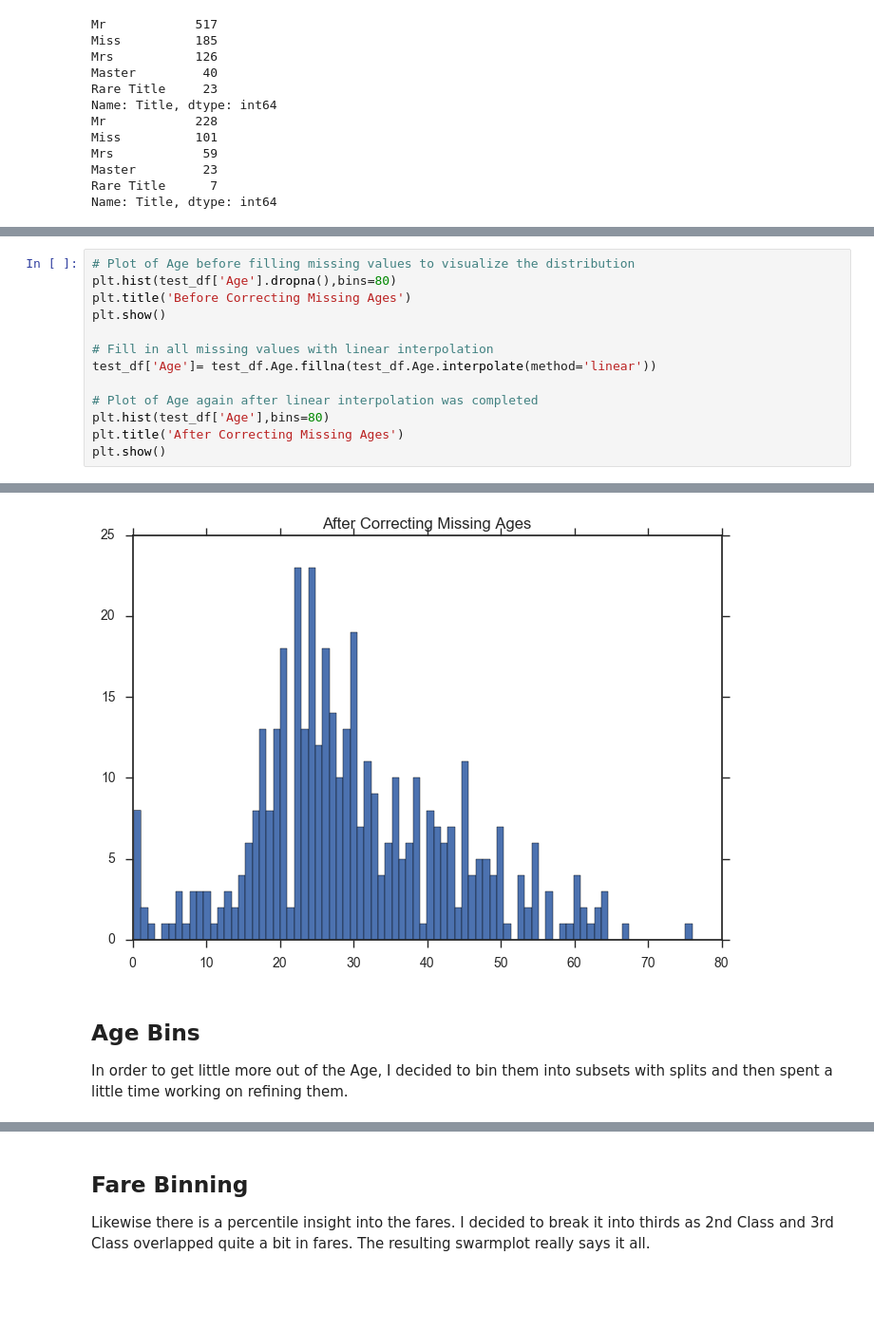
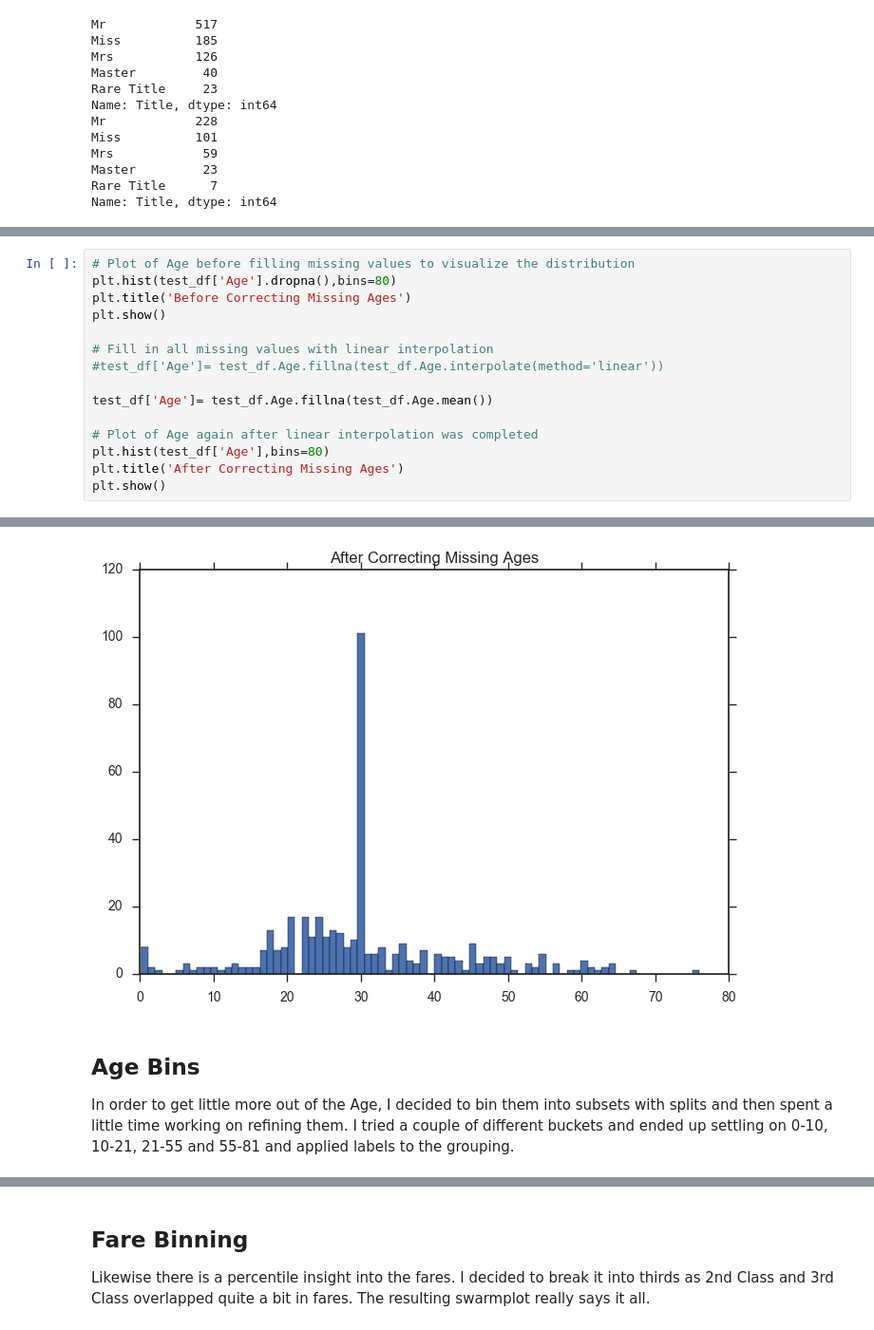
Before and after one commit to kefortney/Kaggle---Titanic-Maritime-Machine-Learning, a Jupyter notebook: notebook.ipynb, the cells around one changed output, grey strips where cells are left out. Shown at 95% size. Saved outputs shown, nothing was run; the diff lists cells and outputs as text; blank space fills up the shorter version.

```diff
--- a/notebook.ipynb
+++ b/notebook.ipynb
@@ -332,23 +381,25 @@ plt.show()
 # %%
 # Plot of Age before filling missing values to visualize the distribution
 plt.hist(test_df['Age'].dropna(),bins=80)
 plt.title('Before Correcting Missing Ages')
 plt.show()
 
 # Fill in all missing values with linear interpolation
-test_df['Age']= test_df.Age.fillna(test_df.Age.interpolate(method='linear'))
+#test_df['Age']= test_df.Age.fillna(test_df.Age.interpolate(method='linear'))
+
+test_df['Age']= test_df.Age.fillna(test_df.Age.mean())
 
 # Plot of Age again after linear interpolation was completed
 plt.hist(test_df['Age'],bins=80)
 plt.title('After Correcting Missing Ages')
 plt.show()
 # %% [output]
 [figure]
-[figure, old version]
+[figure, new version]
 # %% [markdown]
 Age Bins
 ---------------------------
-In order to get  little more out of the Age, I decided to bin them into subsets with splits and then spent a little time working on refining them.
+In order to get  little more out of the Age, I decided to bin them into subsets with splits and then spent a little time working on refining them. I tried a couple of different buckets and ended up settling on 0-10, 10-21, 21-55 and 55-81 and applied labels to the grouping.
 # %%
 # Used to bin the ages at the points
 agepercentile = [0, 10, 21, 55, 81]
```
Also changed, not shown: parts of 48 cells of this notebook.
